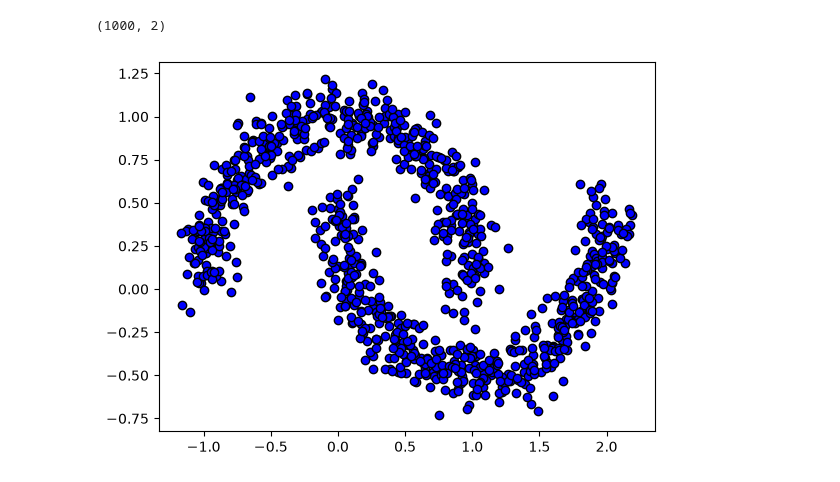
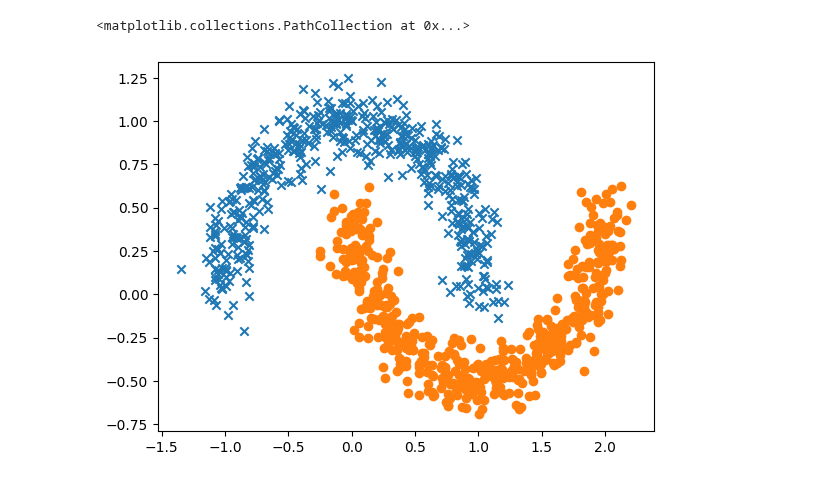
Before and after one commit to ericgoldclub/GNN, a Jupyter notebook: ex01.ipynb, the cells around one changed output. Drawn from its saved outputs; the diff is of its cells as text; code cells hidden in the pictures.

```diff
--- a/ex01.ipynb
+++ b/ex01.ipynb
@@ -24,11 +24,4 @@ def MMD_squared(A, B, kernel, gamma):
     mmd_squared = np.mean(K_XX) + np.mean(K_YY) - 2 * np.mean(K_XY)
     return mmd_squared
 # %%
-data, _ = datasets.make_moons(n_samples=1000, noise=0.1)
-
-print(data.shape)
-plt.scatter(data[:, 0], data[:, 1], c='blue', edgecolor='k')
-plt.show()
+Moons, labels = datasets.make_moons(n_samples=1000, noise=0.1)
-# %% [output]
-(1000, 2)
-[figure, removed]
@@ -91,3 +28,9 @@ class Two_D_histogram:
+# %%
+plt.scatter(Moons[labels==0][:,0], Moons[labels==0][:,1], marker = "x")
+plt.scatter(Moons[labels==1][:,0], Moons[labels==1][:,1], marker = "o")
+# %% [output]
+<matplotlib.collections.PathCollection at 0x...>
+[figure, added]
 # %%
 sample_size = 1000
 x_bins = 15
```
Also changed, not shown: parts of 26 cells of this notebook, 1 other file.
